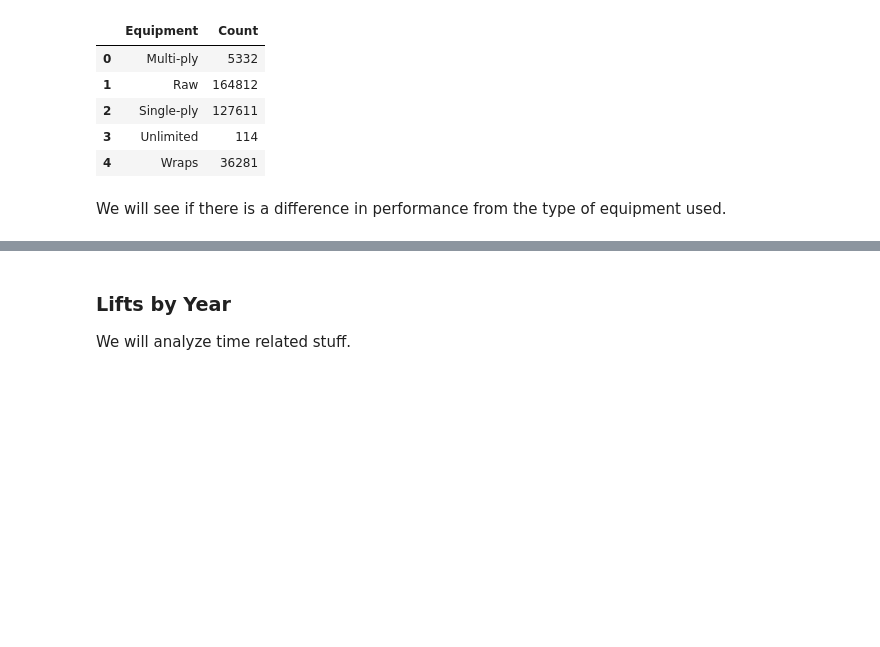
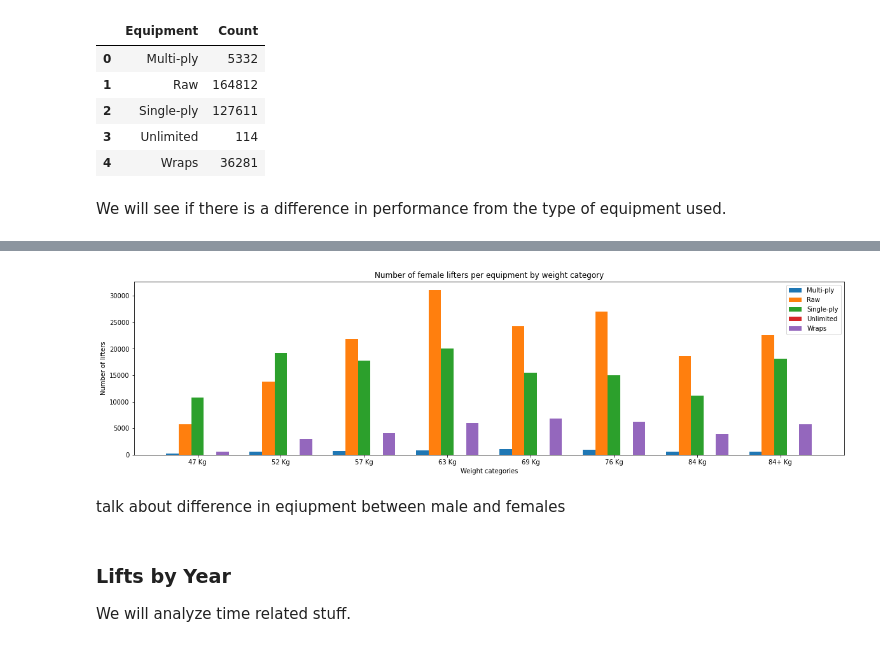
Before and after one commit to kim-jason/PowerliftingDataset, a Jupyter notebook: Powerlifting_Data_Science_Project.ipynb, the cells around one changed output, grey strips where cells are left out. Saved outputs shown, nothing was run; the diff lists cells and outputs as text; code cells hidden in the pictures; blank space fills up the shorter version.

```diff
--- a/Powerlifting_Data_Science_Project.ipynb
+++ b/Powerlifting_Data_Science_Project.ipynb
@@ -2480,3 +2419,34 @@ AttributeError: ignored
+# %%
+# Calculate number of lifters in each weightcategory with each equipment
+all_lifts_female_weightcategory_equipment_count = all_lifts_female.groupby(['WeightCategory', 'Equipment'])['WeightCategory'].count().reset_index(name='Count')
+all_lifts_female_weightcategory_equipment_count = all_lifts_female_weightcategory_equipment_count.sort_values(by='Equipment')
+all_lifts_female_weightcategory_equipment_count = order_female_weightcategories(all_lifts_female_weightcategory_equipment_count)
+#display(all_lifts_female_weightcategory_equipment_count)
+
+# Visualize with bar chart
+plt.figure(figsize=(20,5))
+N = all_lifts_female_weightcategory_equipment_count['WeightCategory'].nunique()
+ind = np.arange(N)
+width = 0.15
+
+equipments = all_lifts_female_weightcategory_equipment_count['Equipment'].unique()
+equipments.sort()
+for i in range(len(equipments)):
+  equipment = equipments[i]
+  equipment_counts = all_lifts_female_weightcategory_equipment_count[all_lifts_female_weightcategory_equipment_count['Equipment'] == equipment].sort_values(by='Equipment')['Count']
+  plt.bar(ind + (i-1)*width, equipment_counts, width, label=equipment)
+
+plt.xlabel("Weight categories")
+plt.ylabel("Number of lifters")
+plt.title("Number of female lifters per equipment by weight category")
+
+plt.xticks(ind + width, all_lifts_female_weightcategory_equipment_count['WeightCategory'].unique())
+plt.legend()
+plt.show()
+# %% [output]
+[figure, added]
+# %% [markdown]
+talk about difference in eqiupment between male and females
 # %% [markdown]
 ### Lifts by Year
 
```
Also changed, not shown: parts of 23 cells of this notebook.
